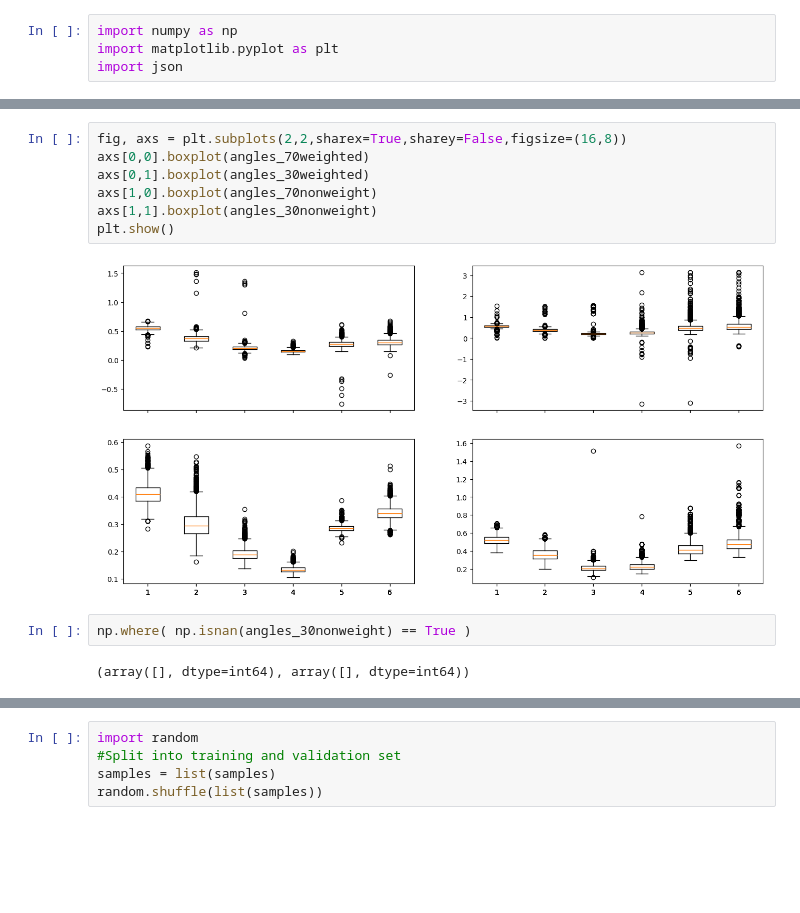
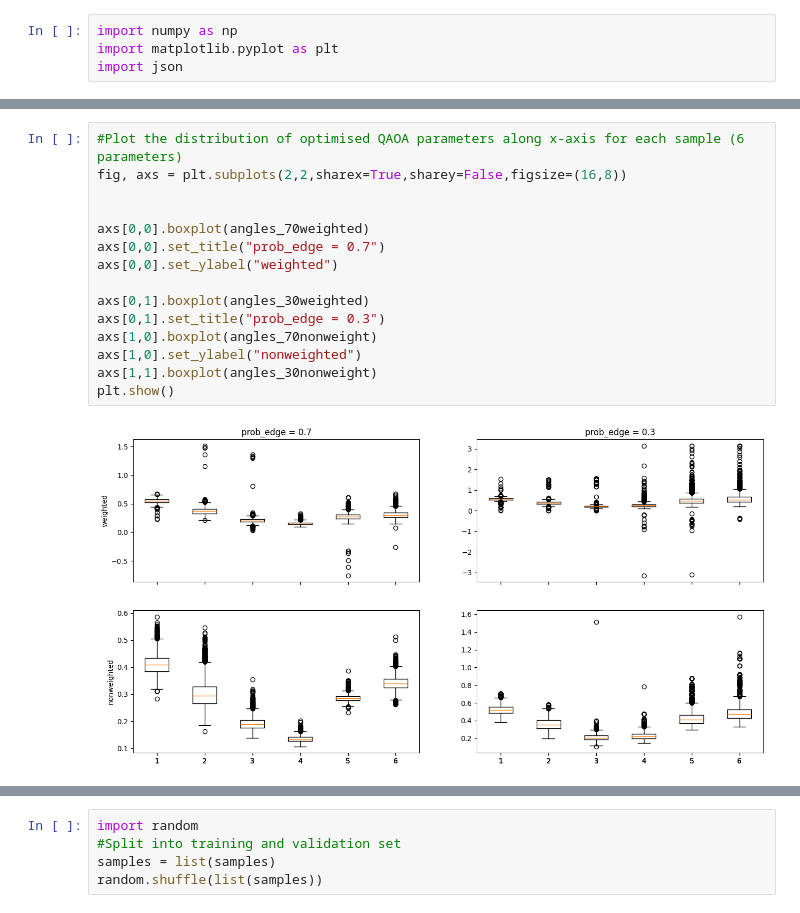
Before and after one commit to jedwvv/QAOANeural, a Jupyter notebook: VisualizeRawDataset.ipynb, the cells around one changed output, grey strips where cells are left out. Saved outputs shown, nothing was run; the diff lists cells and outputs as text; blank space fills up the shorter version.

```diff
--- a/VisualizeRawDataset.ipynb
+++ b/VisualizeRawDataset.ipynb
@@ -35,15 +40,19 @@ for s in range(no_samples):
     angles_70nonweight[s,:3] = np.mod( angles_70nonweight[s, :3], np.pi/2 )
     angles_70nonweight[s,3:] *= -1
 # %%
+#Plot the distribution of optimised QAOA parameters along x-axis for each sample (6 parameters)
 fig, axs = plt.subplots(2,2,sharex=True,sharey=False,figsize=(16,8))
+
+
 axs[0,0].boxplot(angles_70weighted)
+axs[0,0].set_title("prob_edge = 0.7")
+axs[0,0].set_ylabel("weighted")
+
 axs[0,1].boxplot(angles_30weighted)
+axs[0,1].set_title("prob_edge = 0.3")
 axs[1,0].boxplot(angles_70nonweight)
+axs[1,0].set_ylabel("nonweighted")
 axs[1,1].boxplot(angles_30nonweight)
 plt.show()
 # %% [output]
-[figure, old version]
+[figure, new version]
-# %%
-np.where( np.isnan(angles_30nonweight) == True )
-# %% [output]
-(array([], dtype=int64), array([], dtype=int64))
```
Also changed, not shown: parts of 5 cells of this notebook, 2 other files.
